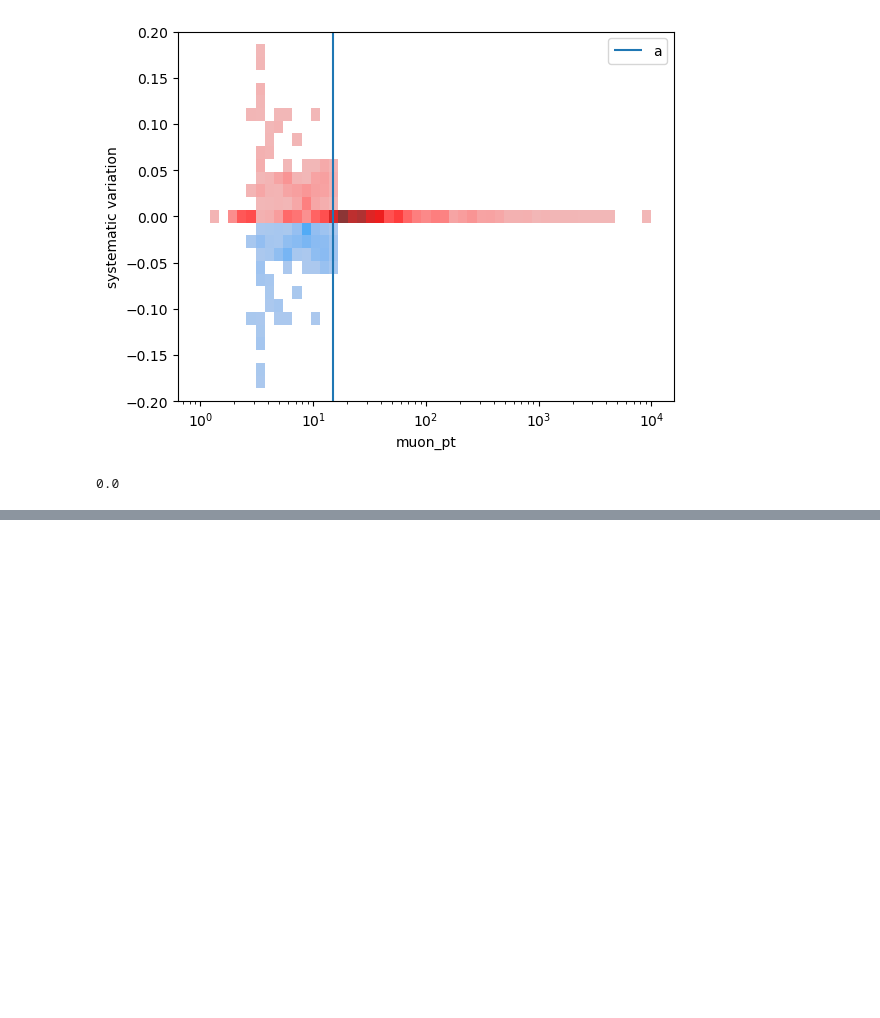
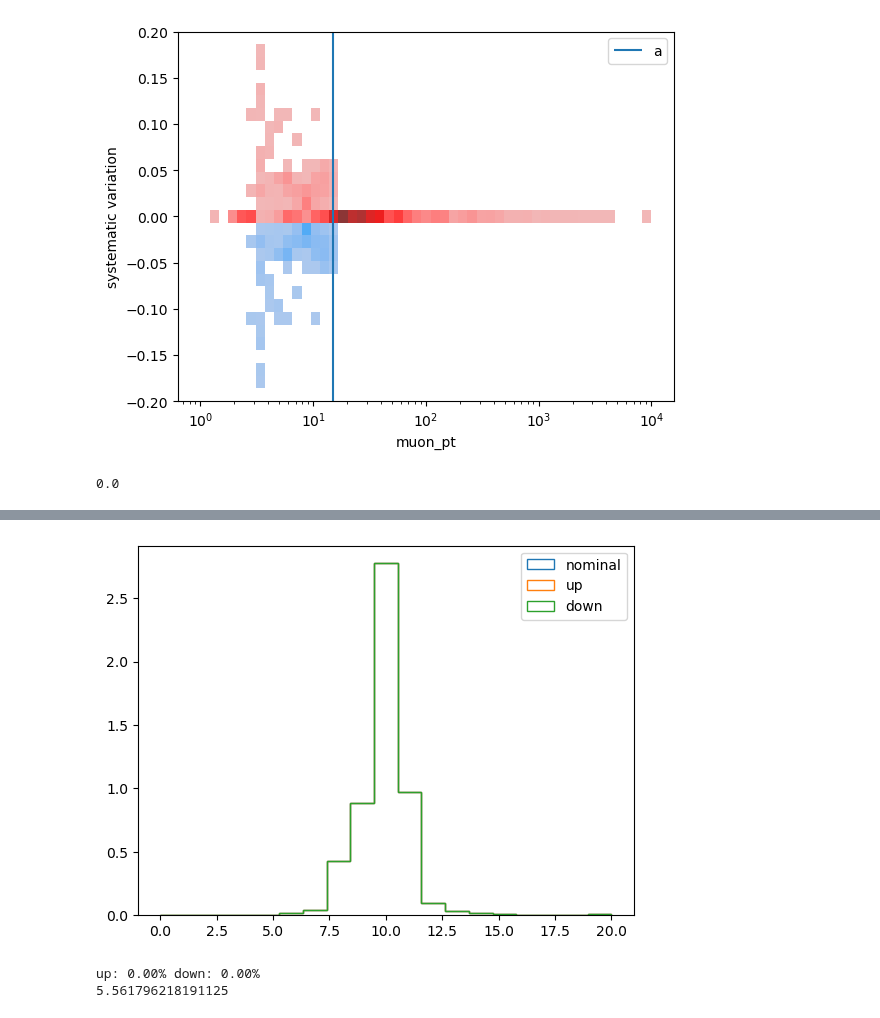
Before and after one commit to robinnewhouse/DHNLAnalysisNotebooks, a Jupyter notebook: systematics/leptons/print_systematics.ipynb, the cells around one changed output, grey strips where cells are left out. Drawn from its saved outputs; the diff is of its cells as text; code cells hidden in the pictures; blank space fills up the shorter version.

```diff
--- a/systematics/leptons/print_systematics.ipynb
+++ b/systematics/leptons/print_systematics.ipynb
@@ -310,0 +350,70 @@ df[abs(df['muon_pt'])>15].muon_RecoEff_SF_RecoMedium_down.std()
+# %%
+f_fullrun2 = uproot.open('/data/hnl/histograms/v9p3_histograms/histograms_fullrun2_10G_10mm_uuu.root')
+f_fullrun2 = uproot.open('/data/hnl/histograms/v9p3_histograms/histograms_fullrun2_10G_10mm_uue.root')
+sys_of_interest = 'EL_EFF_ID_TOTAL_1NPCOR_PLUS_UNCOR'
+sys_of_interest = 'MUON_SAGITTA_RHO'
+model = 'model_weight_one_dirac_hnl_LNC_single_flavour_mixing'
+model = 'model_weight_quasi_dirac_pair_LNCplusLNV_ih_mixing'
+
+
+#  b'model_weight_one_majorana_hnl_LNCplusLNV_single_flavour_mixing',
+#  b'model_weight_quasi_dirac_pair_LNCplusLNV_ih_mixing',
+#  b'model_weight_quasi_dirac_pair_LNCplusLNV_nh_mixing',
+#  b'model_weight_one_dirac_hnl_LNC_single_flavour_mixing',
+#  b'model_weight_quasi_dirac_pair_LNC_ih_mixing',
+#  b'model_weight_quasi_dirac_pair_LNC_nh_mixing',
+#  b'LNC_xsec_one_majorana_hnl_single_flavour',
+#  b'LNC_xsec_one_dirac_hnl_single_flavour',
+#  b'NH_xsec',
+#  b'IH_xsec',
+
+
+# get trees
+nominal_tree = f_fullrun2['nominal_VSI_LeptonsMod_ntuples_LNC_plus_LNV_mHNL']
+down_tree = f_fullrun2[f'nominal{sys_of_interest}__1down_VSI_LeptonsMod_ntuples_LNC_plus_LNV_mHNL']
+up_tree = f_fullrun2[f'nominal{sys_of_interest}__1up_VSI_LeptonsMod_ntuples_LNC_plus_LNV_mHNL']
+
+nominal = nominal_tree['HNLm'].array()
+down = down_tree['HNLm'].array()
+up = up_tree['HNLm'].array()
+
+n, bins, _ = plt.hist(nominal, bins = np.linspace(0,20,20), histtype='step', weights=nominal_tree[model].array() * nominal_tree['SF_nominal'].array())
+# get the width of each bin
+bin_width = bins[1] - bins[0]
+# sum over number in each bin and mult by bin width, which can be factored out
+integral_nominal = bin_width * sum(n)
+
+n, bins, _ = plt.hist(down, bins = np.linspace(0,20,20), histtype='step', weights=down_tree[model].array() * down_tree['SF_nominal'].array())
+
+# get the width of each bin
+bin_width = bins[1] - bins[0]
+# sum over number in each bin and mult by bin width, which can be factored out
+integral_down = bin_width * sum(n)
+
+
+n, bins, _ = plt.hist(up, bins = np.linspace(0,20,20), histtype='step', weights=up_tree[model].array() * up_tree['SF_nominal'].array())
+
+# get the width of each bin
+bin_width = bins[1] - bins[0]
+# sum over number in each bin and mult by bin width, which can be factored out
+integral_up = bin_width * sum(n)
+
+
+plt.legend(['nominal', 'up', 'down'])
+plt.show()
+
+# print(
+#     'nominal', nominal.sum(),
+#     'down', down.sum(),
+#     'up', up.sum(),
+# )
+
+print(
+f'up: {((integral_nominal - integral_up) / integral_nominal ):.2%}',
+f'down: {((integral_nominal - integral_down) / integral_nominal ):.2%}',
+)
+print(integral_nominal)
+# %% [output]
+[figure, added]
+up: 0.00% down: 0.00%
+5.561796218191125
```
Also changed, not shown: parts of 8 cells of this notebook, 21 other files.
